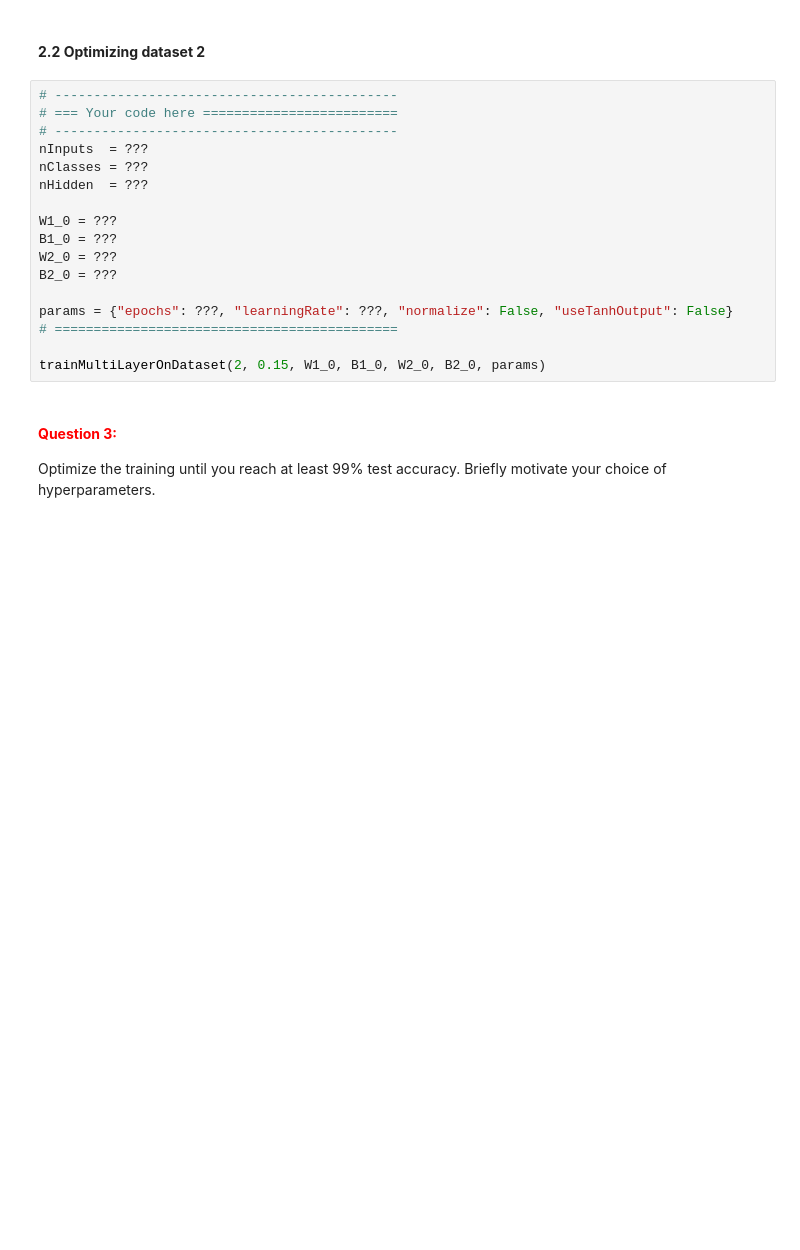
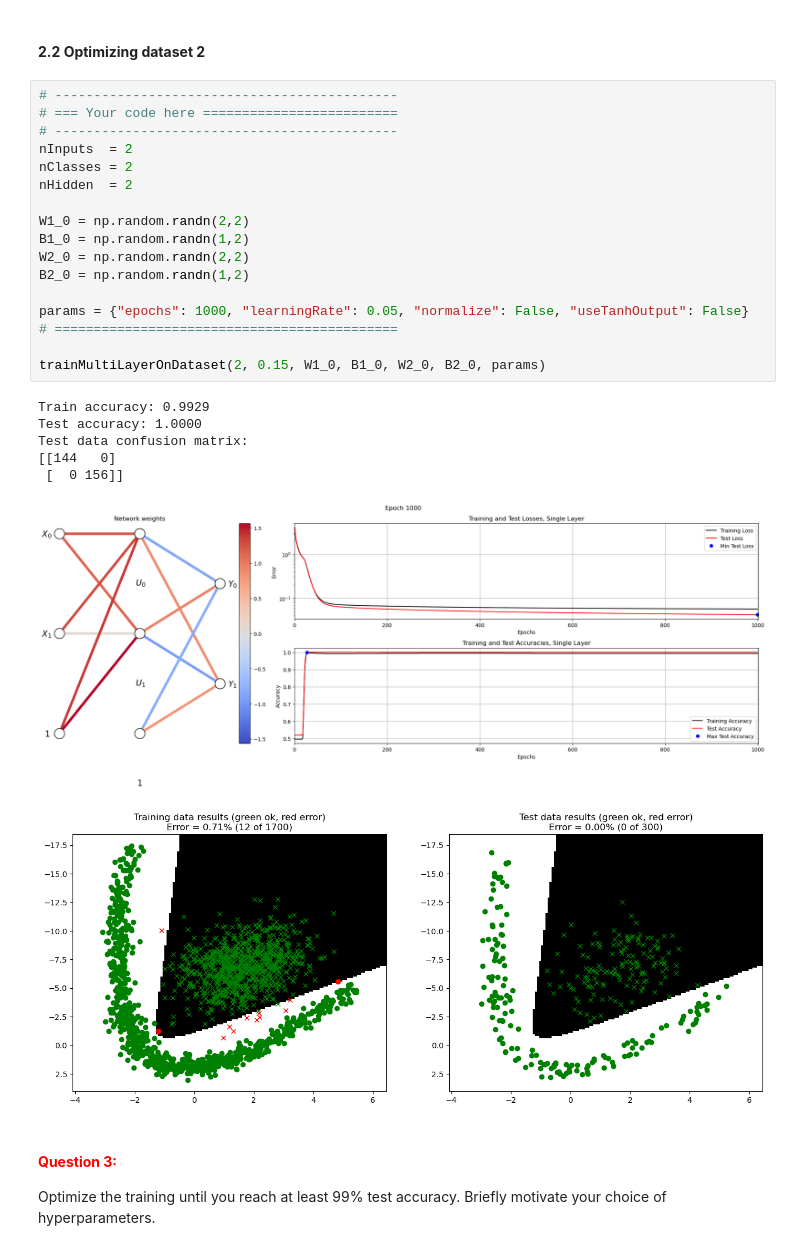
Before and after one commit to deaeB/732A55, a Jupyter notebook: A1_Supervised/main3_MultiLayer.ipynb, the cells around one changed output. Saved outputs shown, nothing was run; the diff lists cells and outputs as text; blank space fills up the shorter version.

```diff
--- a/A1_Supervised/main3_MultiLayer.ipynb
+++ b/A1_Supervised/main3_MultiLayer.ipynb
@@ -403,20 +403,28 @@ Optimize the training until you reach at least 98% test accuracy. Briefly motiva
 # %%
 # --------------------------------------------
 # === Your code here =========================
 # --------------------------------------------
-nInputs  = ???
-nClasses = ???
-nHidden  = ???
+nInputs  = 2
+nClasses = 2
+nHidden  = 2
 
-W1_0 = ???
-B1_0 = ???
-W2_0 = ???
-B2_0 = ???
+W1_0 = np.random.randn(2,2)
+B1_0 = np.random.randn(1,2)
+W2_0 = np.random.randn(2,2)
+B2_0 = np.random.randn(1,2)
 
-params = {"epochs": ???, "learningRate": ???, "normalize": False, "useTanhOutput": False}
+params = {"epochs": 1000, "learningRate": 0.05, "normalize": False, "useTanhOutput": False}
 # ============================================
 
 trainMultiLayerOnDataset(2, 0.15, W1_0, B1_0, W2_0, B2_0, params)
+# %% [output]
+Train accuracy: 0.9929
+Test accuracy: 1.0000
+Test data confusion matrix:
+[[144   0]
+ [  0 156]]
+[figure, added]
+[figure, added]
 # %% [markdown]
 #### **<span style="color:red">Question 3:</span>**
 
```
Also changed, not shown: parts of 2 cells of this notebook.
